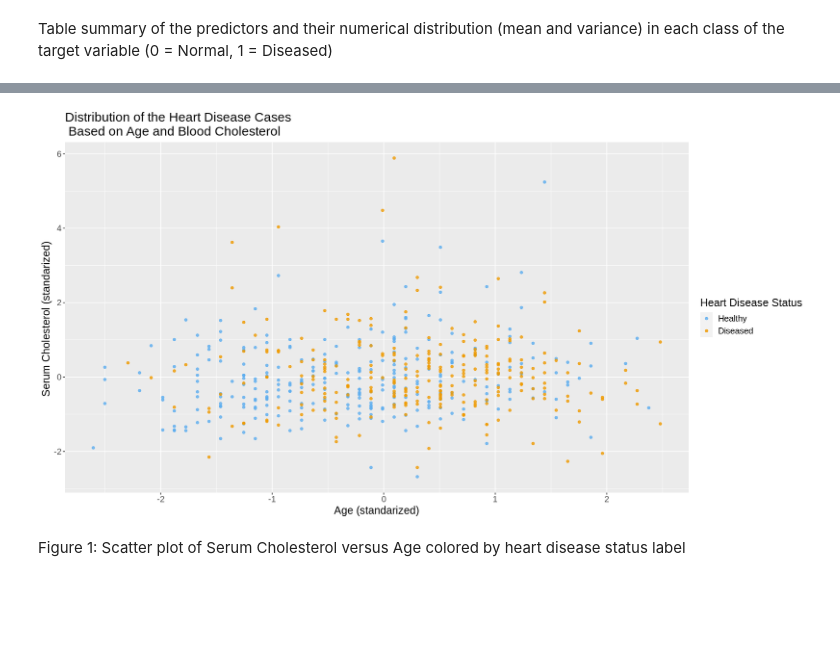
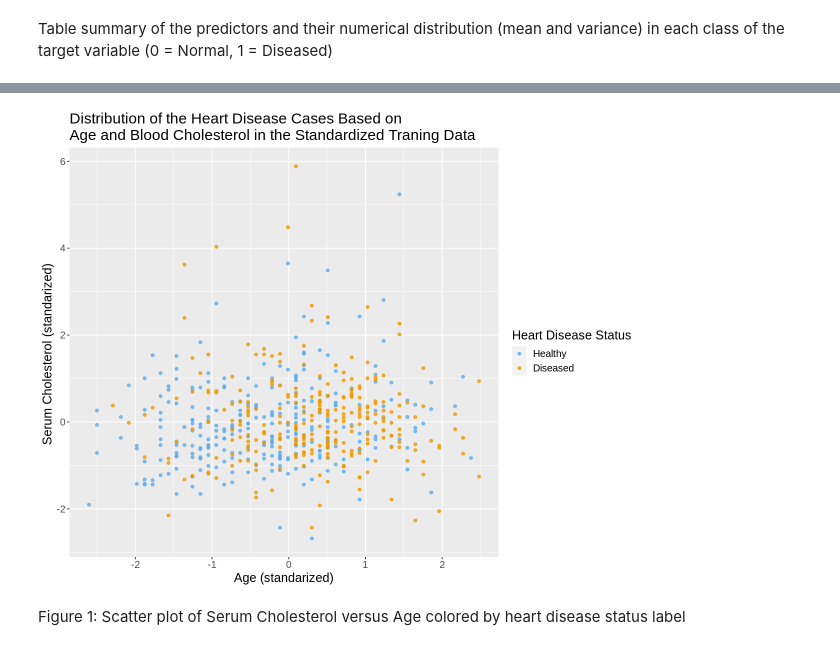
Before and after one commit to kiarashbahari/Group_project, a Jupyter notebook: project.ipynb, the cells around one changed output, grey strips where cells are left out. Drawn from its saved outputs; the diff is of its cells as text; code cells hidden in the pictures; blank space fills up the shorter version.

```diff
--- a/project.ipynb
+++ b/project.ipynb
@@ -280,21 +253,21 @@ A tibble: 559 × 5
 # %%
-options(repr.plot.width = 15, repr.plot.height = 8)
+options(repr.plot.width = 10, repr.plot.height = 8)
 
 #scaterplot resting blood pressure and age
 agevsbp <- ggplot(scaled_heart, aes(x = Age, y = Cholesterol, color = HeartDisease)) +
       geom_point( alpha = 0.8) +
       xlab("Age (standarized)") +
       ylab("Serum Cholesterol (standarized) ") +
         labs(color= "Heart Disease Status")+
       theme(text = element_text(size = 15),
         legend.position = "right",
         legend.direction = "vertical") +
         scale_color_manual(labels = c("Healthy","Diseased"),
                            values= c("steelblue2","orange2"))+
-        ggtitle("Distribution of the Heart Disease Cases \n Based on Age and Blood Cholesterol")
+        ggtitle("Distribution of the Heart Disease Cases Based on \nAge and Blood Cholesterol in the Standardized Traning Data")
  agevsbp
 # %% [output]
-[figure, old version]
+[figure, new version]
 # %% [markdown]
 Figure 1: Scatter plot of Serum Cholesterol versus Age colored by heart disease status label
 # %%
```
Also changed, not shown: parts of 63 cells of this notebook.
